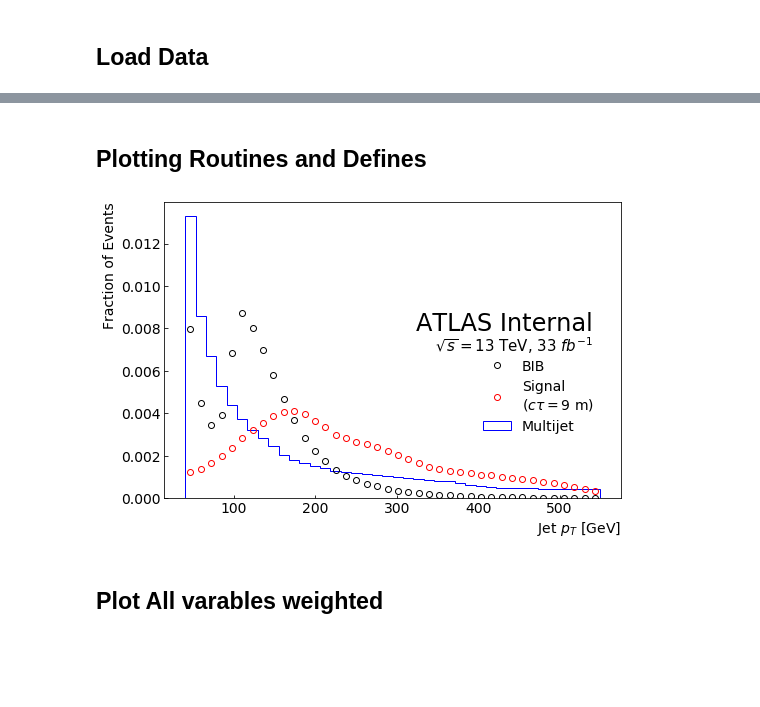
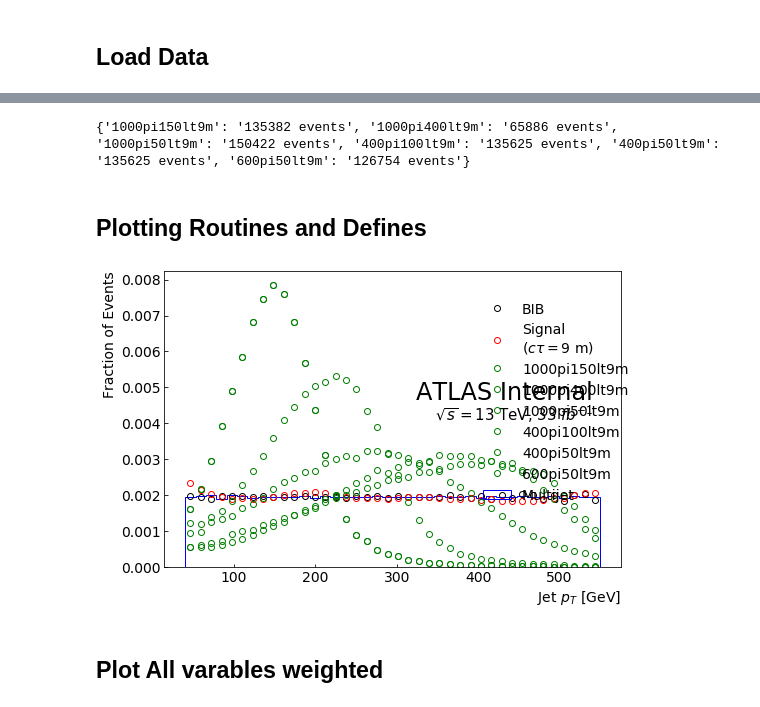
Before and after one commit to gordonwatts/JetCutStudies, a Jupyter notebook: notebooks/Plot Training Variables.ipynb, the cells around one changed output, grey strips where cells are left out. Drawn from its saved outputs; the diff is of its cells as text; code cells hidden in the pictures; blank space fills up the shorter version.

```diff
--- a/notebooks/Plot Training Variables.ipynb
+++ b/notebooks/Plot Training Variables.ipynb
@@ -3,7 +3,7 @@
 
 All the training variables need to be plotted. If all goes well, this script will plot them all.
 # %%
-jobId = 106
+jobId = 132
 # %% [markdown]
 ## Initalization
 # %%
@@ -36,3 +36,15 @@ Wall time: 35 s
+# %%
+from glob import glob
+import os
+def load_individual_samples(jobId):
+    files = glob("../../MVARawData/{0}/individual*.csv".format(jobId))
+    sample_names = [os.path.basename(f).split('-')[1] for f in files]
+    return {n:load_sample('../../MVARawData/{0}/individual-{1}'.format(jobId, n)) for n in sample_names}
+# %%
+individual_samples = load_individual_samples(jobId)
+print ({n:'{0} events'.format(len(individual_samples[n].index)) for n in individual_samples})
+# %% [output]
+{'1000pi150lt9m': '135382 events', '1000pi400lt9m': '65886 events', '1000pi50lt9m': '150422 events', '400pi100lt9m': '135625 events', '400pi50lt9m': '135625 events', '600pi50lt9m': '126754 events'}
 # %% [markdown]
 ## Plotting Routines and Defines
 # %%
@@ -137,7 +149,8 @@ def make_plot(events, varname, weighted = True):
     # Histogram arguments
     histargs = {'bins': 40, 'density': True}
     if weighted:
-        histargs['weights'] = (events[0]['Weight'].values, events[1]['Weight'].values, events[2]['Weight'].values)
+        histargs['weights'] = (events[0]['Weight'].values, events[1]['Weight'].values, events[2]['Weight'].values) \
+            + tuple(np.ones(len(individual_samples[s].index)) for s in individual_samples)
 
     if varname in hist_options:
         histargs.update(hist_options[varname])
@@ -145,11 +158,24 @@ def make_plot(events, varname, weighted = True):
     # Plot the figure
     fig = plt.figure(figsize=(18,12))
     ax = plt.subplot(221)
-    make_point_histogram(ax, (events[0][varname].values, events[1][varname].values, events[2][varname].values), \
-                        markers = ('o', 'line', 'o'), \
-                        markeredgecolor = ('black', 'blue', 'red'), \
-                        markerfacecolor = ('none', 'blue', 'none'), \
-                        label=('BIB', "Multijet", 'Signal\n($c\\tau = 9$ m)'), \
+
+    all_values = (events[0][varname].values, events[1][varname].values, events[2][varname].values) \
+                + tuple(individual_samples[s][varname].values for s in individual_samples)
+
+    all_markers = ('o', 'line', 'o') \
+                + tuple('o' for s in individual_samples)
+    all_markeredgecolor = ('black', 'blue', 'red') \
+                + tuple('green' for s in individual_samples)
+    all_markerfacecolor = ('none', 'blue', 'none') \
+                + tuple('none' for s in individual_samples)
+    all_label = ('BIB', "Multijet", 'Signal\n($c\\tau = 9$ m)') \
+                + tuple(s for s in individual_samples)
+
+    make_point_histogram(ax, all_values, \
+                        markers = all_markers, \
+                        markeredgecolor = all_markeredgecolor, \
+                        markerfacecolor = all_markerfacecolor, \
+                        label= all_label, \
                         **histargs)
     ax.set_ylabel('Fraction of Events', y = 1.0, horizontalalignment='right')
 
@@ -175,9 +201,9 @@ def make_plot(events, varname, weighted = True):
     plt.savefig('Variables__preselection__{0}{1}.pdf'.format(alabel, "" if weighted else "_unweighted"), bbox_inches='tight')
     plt.show()
 # %%
-make_plot(input_events, 'JetPt', weighted=False)
+make_plot(input_events, 'JetPt', weighted=True)
 # %% [output]
-[figure, old version]
+[figure, new version]
 # %% [markdown]
 ## Plot All varables weighted
 # %%
```
Also changed, not shown: parts of 2 cells of this notebook, 3 other files.
